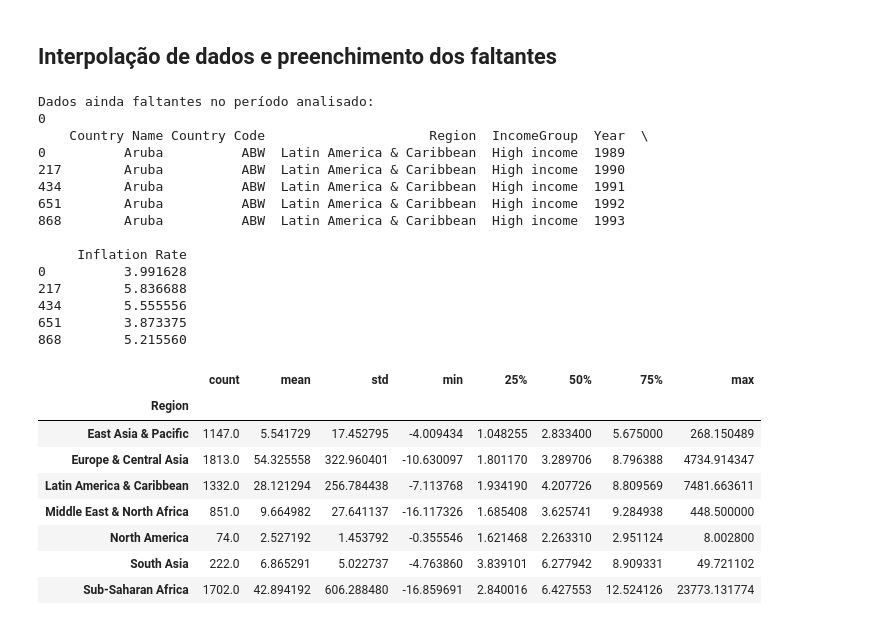
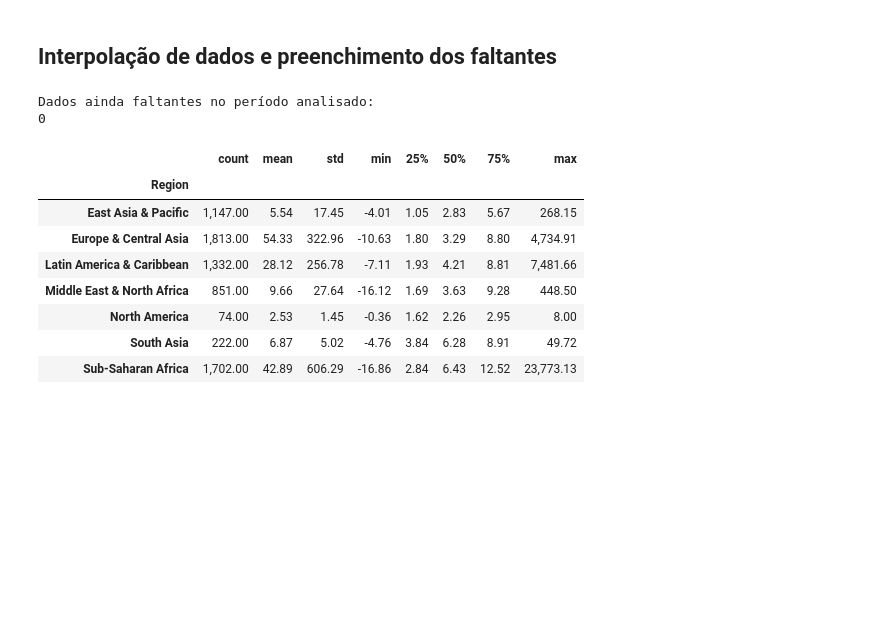
Before and after one commit to LeoPHP1/TP2_Data_science, a Jupyter notebook: TP2_inflacao.ipynb, the cells around one changed output. Drawn from its saved outputs; the diff is of its cells as text; code cells hidden in the pictures; blank space fills up the shorter version.

```diff
--- a/TP2_inflacao.ipynb
+++ b/TP2_inflacao.ipynb
@@ -66,3 +69,9 @@ Quantidade de anos: 66
+# %%
+def classificar(row):
+    if pd.isna(row["Region"]):
+        return "Aggregated"
+    else:
+        return "Country"
 # %% [markdown]
 ## 5. Normalização dos tipos
 
@@ -179,11 +212,0 @@ A base original `inflation_df` continua preservada.
-# %%
-inflation_countries = inflation_df[
-    inflation_df["Type"] == "Country"
-].copy()
-
-inflation_aggregates = inflation_df[
-    inflation_df["Type"] == "Aggregated"
-].copy()
-
-print("Países:", len(inflation_countries))
-print("Agregados:", len(inflation_aggregates))
@@ -198,6 +272,16 @@ Antes de escolher o período de análise, será calculada a proporção de país
 Esse diagnóstico permitirá definir um critério objetivo para o período analisado, em vez de escolher arbitrariamente um ano inicial. A imputação de valores faltantes será tratada somente depois dessa decisão.
 # %%
 coverage = inflation_countries[year_columns].notna().mean()
+valid_years = list(coverage[coverage >= 0.60].index)
+ID_COLS = ["Country Name", "Country Code", "Region", "IncomeGroup"]
+
+inflation_long_raw = (
+    inflation_countries[ID_COLS + valid_years]
+    .melt(id_vars=ID_COLS, value_vars=valid_years,
+          var_name="Year", value_name="Inflation Rate")
+    .assign(Year=lambda f: f["Year"].astype(int))
+    .sort_values(["Country Code", "Year"])
+)
 
 coverage_df = pd.DataFrame({
     "Year": coverage.index.astype(int),
@@ -281,49 +344,40 @@ Quantidade de dados faltantes: 1718
 # %% [markdown]
 ## Interpolação de dados e preenchimento dos faltantes
 # %%
-#Interpolação
-inflation_df_long = inflation_df_long.sort_values(["Country Code", "Year"])
-
-inflation_df_long["Inflation Rate"] = inflation_df_long.groupby("Country Code")["Inflation Rate"].transform(
-    lambda x: x.interpolate(method="linear", limit=3, limit_direction="both")
+inflation_df_long = inflation_long_raw.copy()
+inflation_df_long["Inflation Rate"] = (
+    inflation_df_long.groupby("Country Code")["Inflation Rate"]
+    .transform(lambda s: s.interpolate(method="linear", limit=3, limit_direction="both"))
 )
+inflation_df_long["Inflation Rate"] = inflation_df_long["Inflation Rate"].fillna(
+    inflation_df_long.groupby("Country Code")["Inflation Rate"].transform("mean")
+)
+inflation_df_long = inflation_df_long.dropna(subset=["Inflation Rate"])
+inflation_long_raw = inflation_long_raw.dropna(subset=["Inflation Rate"])
 
 #Substituição pela média do país caso ainda haja lacunas:
 inflation_country_mean = inflation_df_long.groupby("Country Code")["Inflation Rate"].transform("mean")
 
 inflation_df_long["Inflation Rate"] = inflation_df_long["Inflation Rate"].fillna(inflation_country_mean)
 
 # Drop, caso ainda haja lacunas:
 inflation_df_long = inflation_df_long.dropna(subset=["Inflation Rate"])
 
 print("Dados ainda faltantes no período analisado:")
 print(inflation_df_long["Inflation Rate"].isna().sum())
 print("\n")
 
 # Resumo estatístico da inflação por região do mundo
 inflation_df_long.groupby("Region")["Inflation Rate"].describe()
 # %% [output]
 Dados ainda faltantes no período analisado:
 0
-    Country Name Country Code                     Region  IncomeGroup  Year  \
-0          Aruba          ABW  Latin America & Caribbean  High income  1989
-217        Aruba          ABW  Latin America & Caribbean  High income  1990
-434        Aruba          ABW  Latin America & Caribbean  High income  1991
-651        Aruba          ABW  Latin America & Caribbean  High income  1992
-868        Aruba          ABW  Latin America & Caribbean  High income  1993
-
-     Inflation Rate
-0          3.991628
-217        5.836688
-434        5.555556
-651        3.873375
-868        5.215560
 |  | count | mean | std | min | 25% | 50% | 75% | max |
 | Region |  |  |  |  |  |  |  |  |
-| East Asia & Pacific | 1147.0 | 5.541729 | 17.452795 | -4.009434 | 1.048255 | 2.833400 | 5.675000 | 268.150489 |
-| Europe & Central Asia | 1813.0 | 54.325558 | 322.960401 | -10.630097 | 1.801170 | 3.289706 | 8.796388 | 4734.914347 |
-| Latin America & Caribbean | 1332.0 | 28.121294 | 256.784438 | -7.113768 | 1.934190 | 4.207726 | 8.809569 | 7481.663611 |
-| Middle East & North Africa | 851.0 | 9.664982 | 27.641137 | -16.117326 | 1.685408 | 3.625741 | 9.284938 | 448.500000 |
-| North America | 74.0 | 2.527192 | 1.453792 | -0.355546 | 1.621468 | 2.263310 | 2.951124 | 8.002800 |
-| South Asia | 222.0 | 6.865291 | 5.022737 | -4.763860 | 3.839101 | 6.277942 | 8.909331 | 49.721102 |
-| Sub-Saharan Africa | 1702.0 | 42.894192 | 606.288480 | -16.859691 | 2.840016 | 6.427553 | 12.524126 | 23773.131774 |
+| East Asia & Pacific | 1,147.00 | 5.54 | 17.45 | -4.01 | 1.05 | 2.83 | 5.67 | 268.15 |
+| Europe & Central Asia | 1,813.00 | 54.33 | 322.96 | -10.63 | 1.80 | 3.29 | 8.80 | 4,734.91 |
+| Latin America & Caribbean | 1,332.00 | 28.12 | 256.78 | -7.11 | 1.93 | 4.21 | 8.81 | 7,481.66 |
+| Middle East & North Africa | 851.00 | 9.66 | 27.64 | -16.12 | 1.69 | 3.63 | 9.28 | 448.50 |
+| North America | 74.00 | 2.53 | 1.45 | -0.36 | 1.62 | 2.26 | 2.95 | 8.00 |
+| South Asia | 222.00 | 6.87 | 5.02 | -4.76 | 3.84 | 6.28 | 8.91 | 49.72 |
+| Sub-Saharan Africa | 1,702.00 | 42.89 | 606.29 | -16.86 | 2.84 | 6.43 | 12.52 | 23,773.13 |
```
Also changed, not shown: parts of 30 cells of this notebook.
